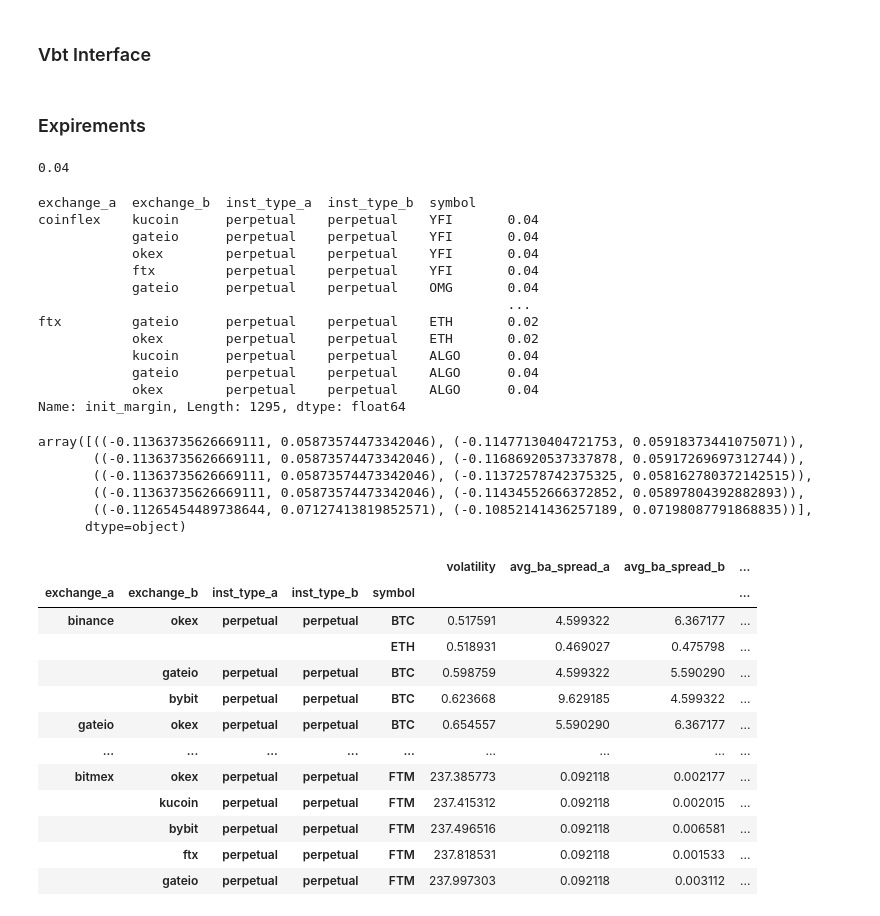
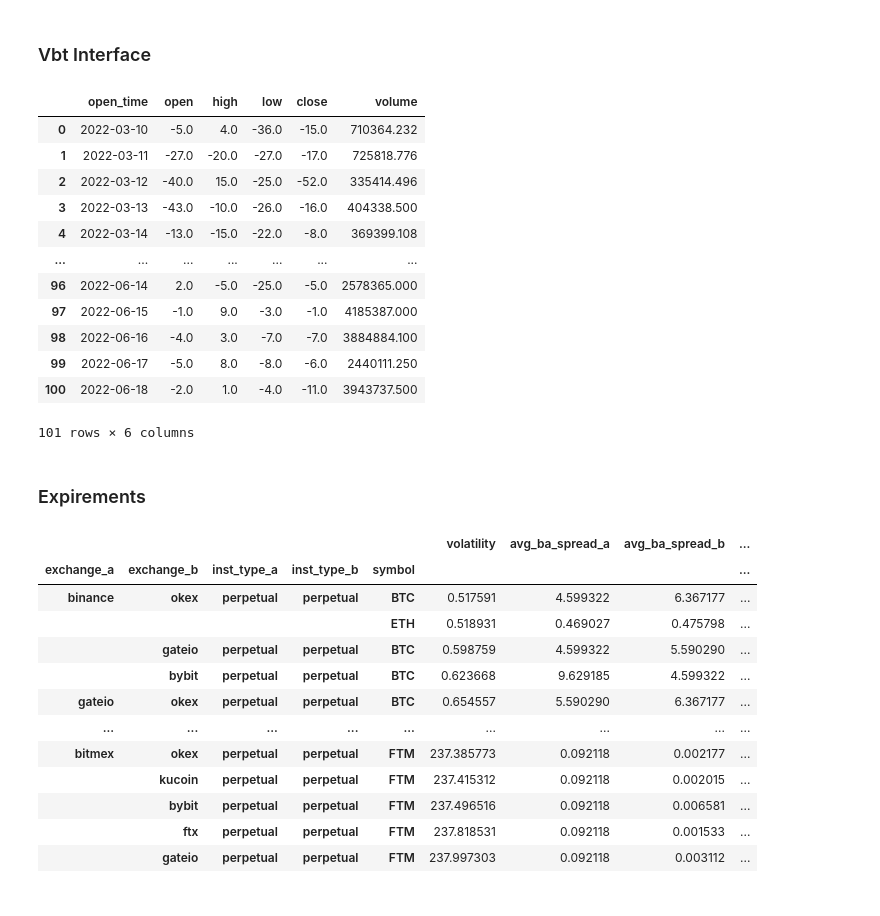
Before and after one commit to skswe/spreads-arb, a Jupyter notebook: run_backtest.ipynb, the cells around one changed output. Drawn from its saved outputs; the diff is of its cells as text; code cells hidden in the pictures.

```diff
--- a/run_backtest.ipynb
+++ b/run_backtest.ipynb
@@ -980,25 +985,18 @@ class BacktestRunner:
+# %%
+pickle.loads(spreads.iloc[0].spread)
+# %% [output]
+|  | open_time | open | high | low | close | volume |
+| 0 | 2022-03-10 | -5.0 | 4.0 | -36.0 | -15.0 | 710364.232 |
+| 1 | 2022-03-11 | -27.0 | -20.0 | -27.0 | -17.0 | 725818.776 |
+| 2 | 2022-03-12 | -40.0 | 15.0 | -25.0 | -52.0 | 335414.496 |
+| 3 | 2022-03-13 | -43.0 | -10.0 | -26.0 | -16.0 | 404338.500 |
+| 4 | 2022-03-14 | -13.0 | -15.0 | -22.0 | -8.0 | 369399.108 |
+| ... | ... | ... | ... | ... | ... | ... |
+| 96 | 2022-06-14 | 2.0 | -5.0 | -25.0 | -5.0 | 2578365.000 |
+| 97 | 2022-06-15 | -1.0 | 9.0 | -3.0 | -1.0 | 4185387.000 |
+| 98 | 2022-06-16 | -4.0 | 3.0 | -7.0 | -7.0 | 3884884.100 |
+| 99 | 2022-06-17 | -5.0 | 8.0 | -8.0 | -6.0 | 2440111.250 |
+| 100 | 2022-06-18 | -2.0 | 1.0 | -4.0 | -11.0 | 3943737.500 |
+101 rows × 6 columns
 # %% [markdown]
 ### Expirements
-# %%
-init_margin_a = spreads.apply(lambda s: pd.Series(pickle.loads(s.fee_info_a)), axis=1).init_margin
-init_margin_b = spreads.apply(lambda s: pd.Series(pickle.loads(s.fee_info_b)), axis=1).init_margin
-
-np.array([init_margin_a, init_margin_b]).T[0]
-# %% [output]
-0.04
-# %%
-init_margin_a
-# %% [output]
-exchange_a  exchange_b  inst_type_a  inst_type_b  symbol
-coinflex    kucoin      perpetual    perpetual    YFI       0.04
-            gateio      perpetual    perpetual    YFI       0.04
-            okex        perpetual    perpetual    YFI       0.04
-            ftx         perpetual    perpetual    YFI       0.04
-            gateio      perpetual    perpetual    OMG       0.04
-                                                            ...
-ftx         gateio      perpetual    perpetual    ETH       0.02
-            okex        perpetual    perpetual    ETH       0.02
-            kucoin      perpetual    perpetual    ALGO      0.04
-            gateio      perpetual    perpetual    ALGO      0.04
-            okex        perpetual    perpetual    ALGO      0.04
-Name: init_margin, Length: 1295, dtype: float64
@@ -1009,12 +1003,3 @@ leg_1_close = spreads.iloc[:5].apply(lambda s: pickle.loads(s.spread).underlying
-# %%
-np.array(spreads.iloc[:5].apply(lambda s: tuple(zip(pickle.loads(s.spread).value_at_risk(percentile=5), pickle.loads(s.spread).value_at_risk(percentile=95))), axis=1).T)
-# %% [output]
-array([((-0.11363735626669111, 0.05873574473342046), (-0.11477130404721753, 0.05918373441075071)),
-       ((-0.11363735626669111, 0.05873574473342046), (-0.11686920537337878, 0.05917269697312744)),
-       ((-0.11363735626669111, 0.05873574473342046), (-0.11372578742375325, 0.058162780372142515)),
-       ((-0.11363735626669111, 0.05873574473342046), (-0.11434552666372852, 0.05897804392882893)),
-       ((-0.11265454489738644, 0.07127413819852571), (-0.10852141436257189, 0.07198087791868835))],
-      dtype=object)
 # %%
 spreads = pd.read_pickle("spreads.pkl")
 show_columns = ["volatility", "avg_ba_spread_a", "avg_ba_spread_b", "ba_spread_a_err_symbol", "ba_spread_b_err_symbol", "ba_spread_err", "ba_spread_metric"]
```
Also changed, not shown: parts of 13 cells of this notebook, 3 other files.
